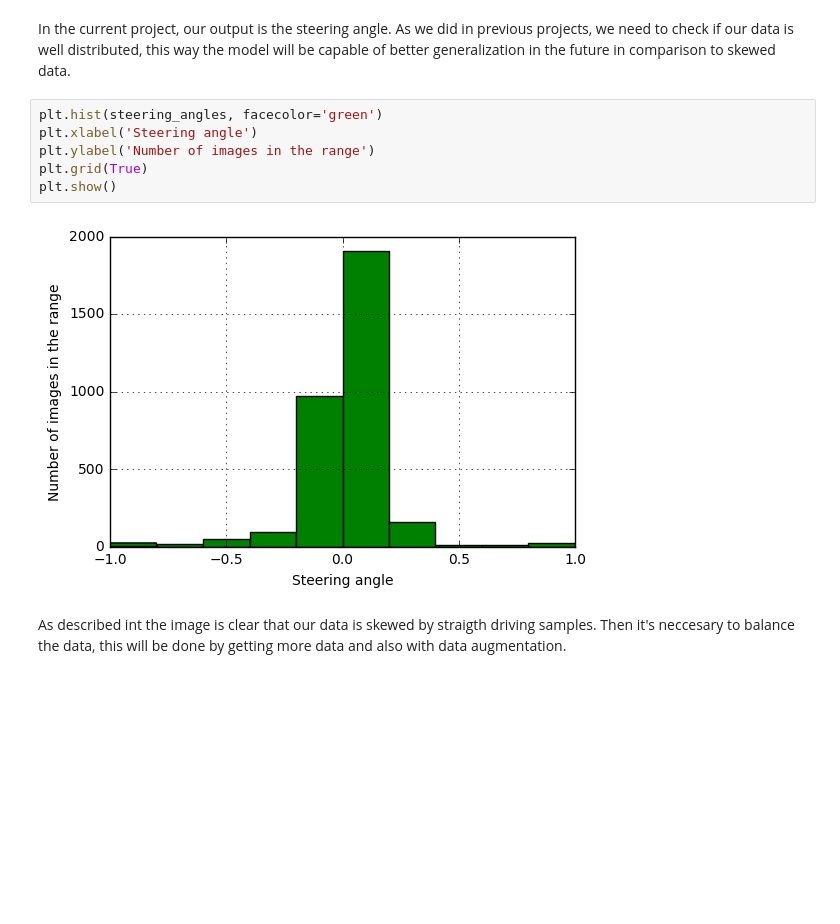
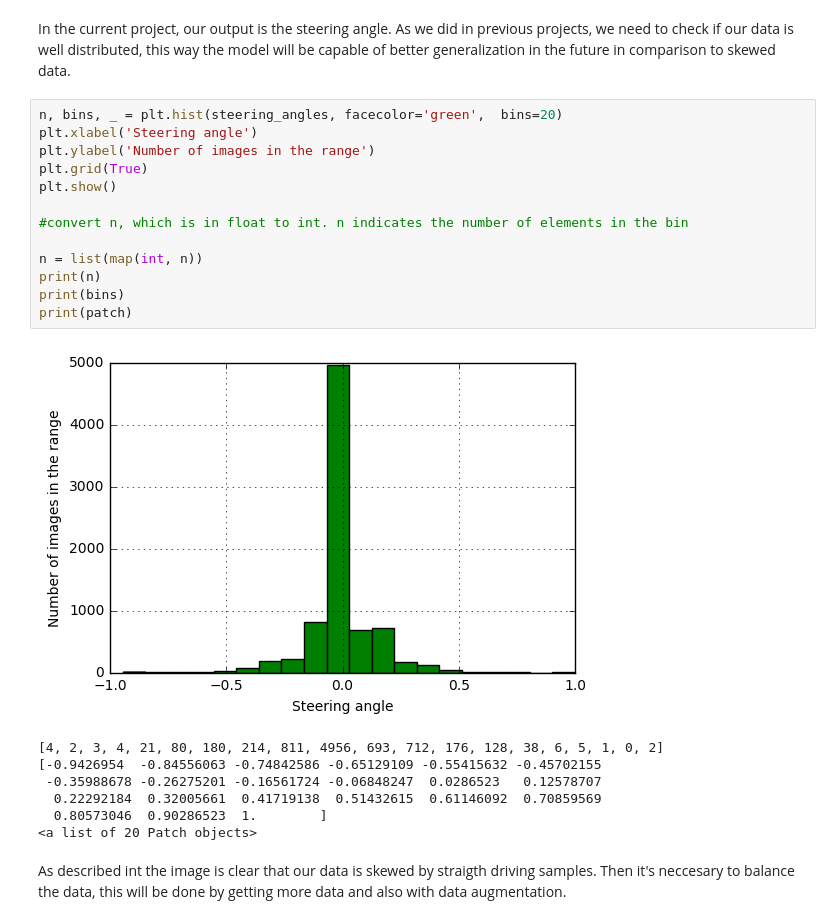
Before and after one commit to yhoazk/CarND-Behavioral-Cloning-P3, a Jupyter notebook: ExploreAndPreprocessData.ipynb, the cells around one changed output. Drawn from its saved outputs; the diff is of its cells as text; blank space fills up the shorter version.

```diff
--- a/ExploreAndPreprocessData.ipynb
+++ b/ExploreAndPreprocessData.ipynb
@@ -103,13 +103,26 @@ for line in labels_csv:
 # %% [markdown]
 In the current project, our output is the steering angle. As we did in previous projects, we need to check if our data is well distributed, this way the model will be capable of better generalization in the future in comparison to skewed data.
 # %%
-plt.hist(steering_angles, facecolor='green')
+n, bins, _ = plt.hist(steering_angles, facecolor='green',  bins=20)
 plt.xlabel('Steering angle')
 plt.ylabel('Number of images in the range')
 plt.grid(True)
 plt.show()
+
+#convert n, which is in float to int. n indicates the number of elements in the bin
+
+n = list(map(int, n))
+print(n)
+print(bins)
+print(patch)
 # %% [output]
-[figure, old version]
+[figure, new version]
+[4, 2, 3, 4, 21, 80, 180, 214, 811, 4956, 693, 712, 176, 128, 38, 6, 5, 1, 0, 2]
+[-0.9426954  -0.84556063 -0.74842586 -0.65129109 -0.55415632 -0.45702155
+ -0.35988678 -0.26275201 -0.16561724 -0.06848247  0.0286523   0.12578707
+  0.22292184  0.32005661  0.41719138  0.51432615  0.61146092  0.70859569
+  0.80573046  0.90286523  1.        ]
+<a list of 20 Patch objects>
 # %% [markdown]
 As described int the image is clear that our data is skewed by straigth driving samples. Then it's neccesary to balance the data, this will be done by getting more data
 and also with data augmentation.
```
Also changed, not shown: parts of 14 cells of this notebook, 3 other files.
